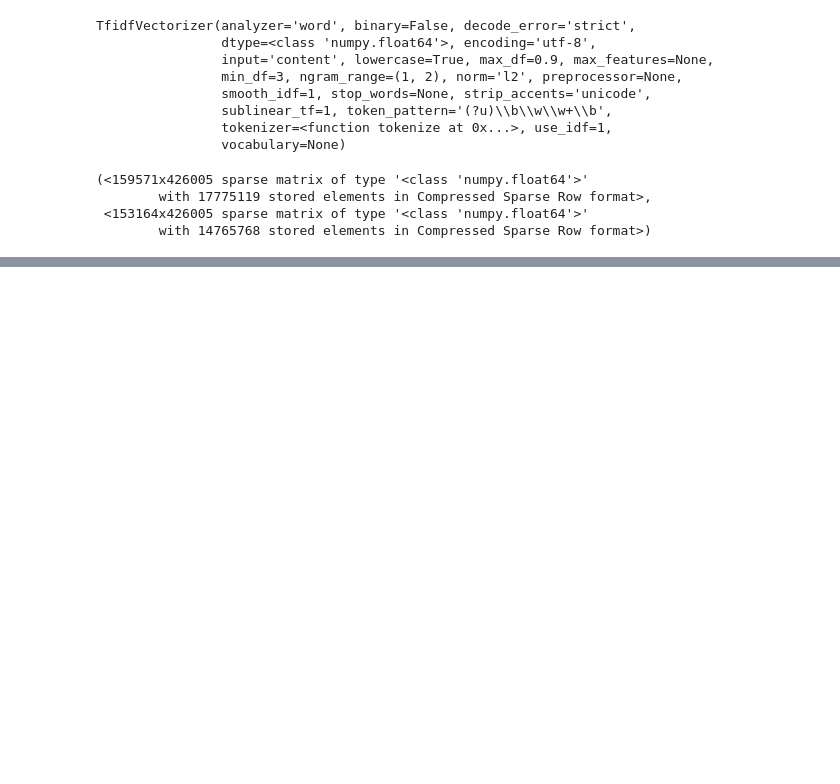
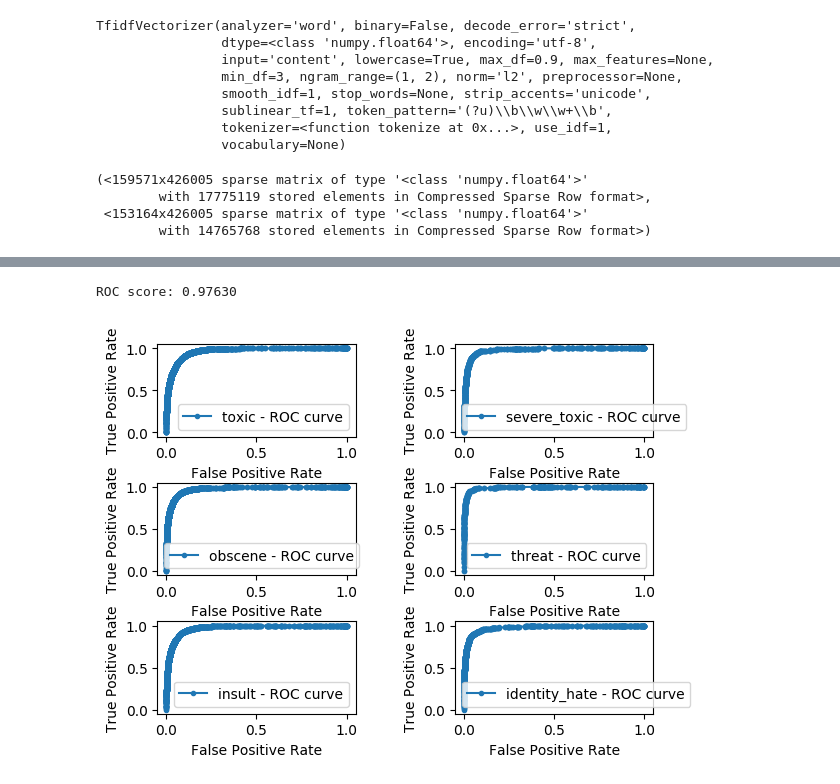
Before and after one commit to trgianglotus/toxicity-classification, a Jupyter notebook: Toxic-comment-classification.ipynb, the cells around one changed output, grey strips where cells are left out. Cells and saved outputs as stored; diff of their text form; code cells hidden in the pictures; blank space fills up the shorter version.

Commit message:
add evaluation

```diff
--- a/Toxic-comment-classification.ipynb
+++ b/Toxic-comment-classification.ipynb
@@ -147,0 +207,3 @@ submission.to_csv('submission.csv', index=False)
+# %%
+evaluation_data = test_label[test_label.toxic != -1]
+evaluation_data.head()
@@ -147,0 +217,45 @@ submission.to_csv('submission.csv', index=False)
+# %%
+from sklearn.metrics import roc_curve
+from sklearn.metrics import roc_auc_score
+from matplotlib import pyplot
+
+def plot_roc_curve(evaluation_data, prediction_results):
+    for i, col in enumerate(evaluation_data.columns):
+        eval_col = evaluation_data[col].values.tolist()
+        pred_col = prediction_results[col].values.tolist()
+        plt.subplot(3, 2, i + 1)
+        label = f"{col} - ROC curve"
+        lr_fpr, lr_tpr, _ = roc_curve(eval_col, pred_col)
+        pyplot.plot(lr_fpr, lr_tpr, marker='.', label=label)
+        pyplot.xlabel('False Positive Rate')
+        pyplot.ylabel('True Positive Rate')
+        pyplot.legend()
+
+    plt.subplots_adjust(hspace=0.5, wspace=0.5)
+
+
+def evaluate(evaluation_data, prediction_results, roc_curve=False):
+    """
+    Mean ROC over all columns
+    """
+    evaluation_data = evaluation_data.drop('id', 1)
+    evaluation_data.head()
+    prediction_results = prediction_results.drop('id', 1)
+    n = 0
+    score = 0
+    for (name, prediction) in prediction_results.iteritems():
+        evaluation = evaluation_data[name].values.tolist()
+        score += roc_auc_score(evaluation, prediction)
+        n += 1
+
+    if roc_curve:
+        plot_roc_curve(evaluation_data, prediction_results)
+
+    score /= n
+    print('ROC score: %.5f'%(score))
+# %%
+# Mean ROC over all columns
+evaluate(evaluation_data, prediction_results, roc_curve=True)
+# %% [output]
+ROC score: 0.97630
+[figure, added]
```
Also changed, not shown: parts of 6 cells of this notebook, 2 other files.
